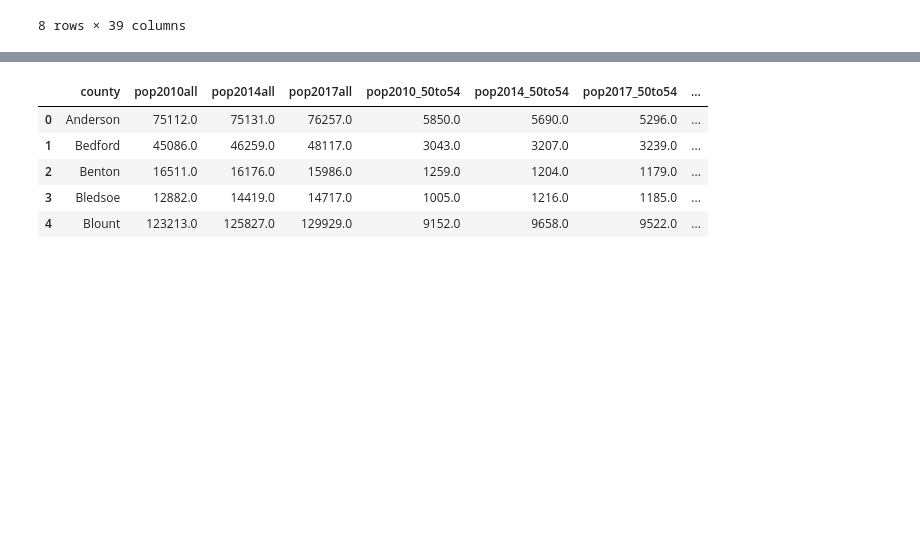
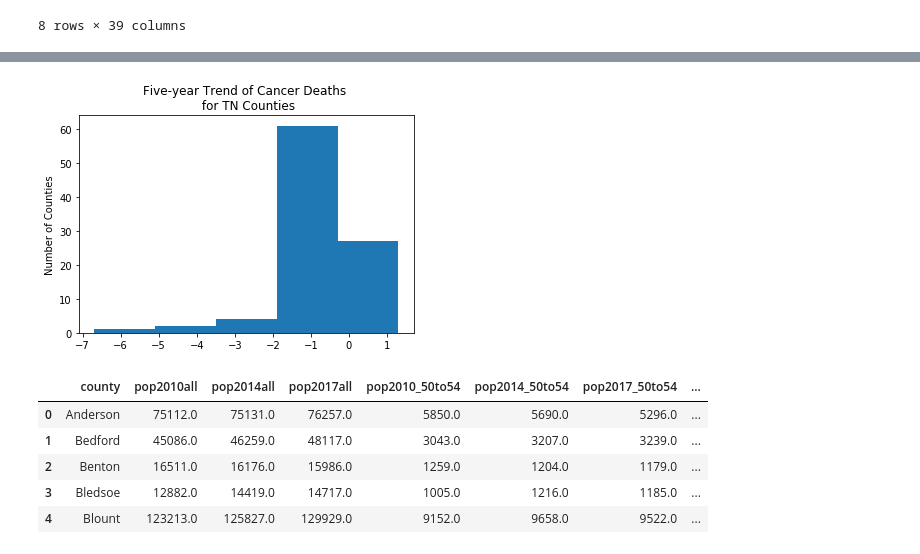
Before and after one commit to AriannaRigon/vanderbilt-aspire-data-essentials, a Jupyter notebook: ClassNotebook.ipynb, the cells around one changed output, grey strips where cells are left out. Saved outputs shown, nothing was run; the diff lists cells and outputs as text; code cells hidden in the pictures; blank space fills up the shorter version.

```diff
--- a/ClassNotebook.ipynb
+++ b/ClassNotebook.ipynb
@@ -586,0 +461,7 @@ plt.show()
+# %%
+plt.hist(pop_and_cancer ['5year_death_trend'], bins = 5)
+plt.title('Five-year Trend of Cancer Deaths \n for TN Counties')
+plt.ylabel('Number of Counties')
+plt.show()
+# %% [output]
+[figure, added]
```
Also changed, not shown: parts of 76 cells of this notebook.
